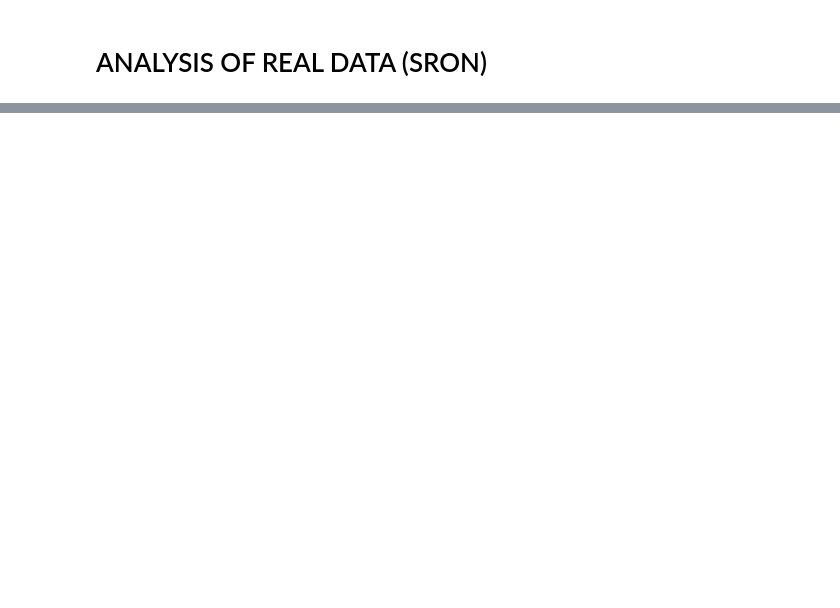
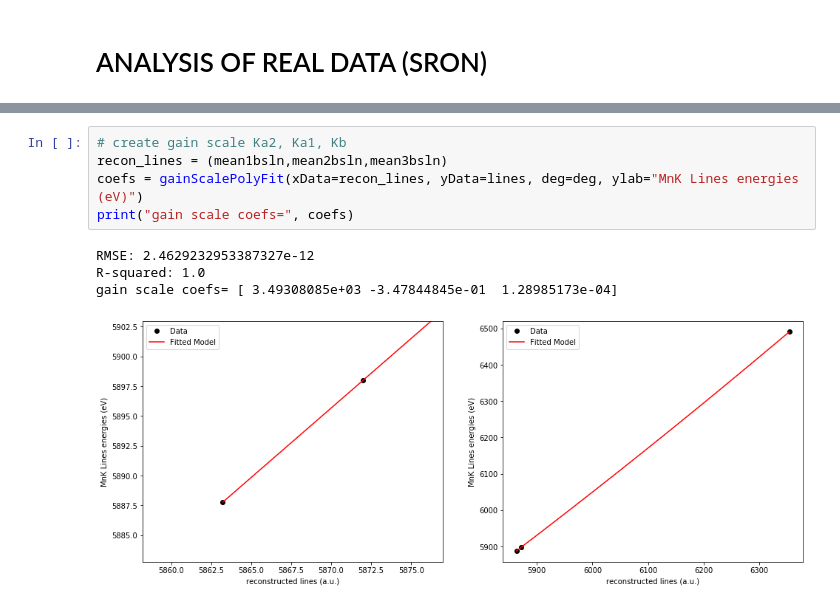
Before and after one commit to mtceballos/SIRENAcode, a Jupyter notebook: realData/h5Files/analysis.ipynb, the cells around one changed output, grey strips where cells are left out. Drawn from its saved outputs; the diff is of its cells as text; blank space fills up the shorter version.

```diff
--- a/realData/h5Files/analysis.ipynb
+++ b/realData/h5Files/analysis.ipynb
@@ -824,0 +910,10 @@ auxpy.fitVoigt2hist(data1=enerKasAbs_HR, data2=enerKbAbs_HR, lines1=MnKas, lines
+# %%
+# create gain scale Ka2, Ka1, Kb
+recon_lines = (mean1bsln,mean2bsln,mean3bsln)
+coefs = gainScalePolyFit(xData=recon_lines, yData=lines, deg=deg, ylab="MnK Lines energies (eV)")
+print("gain scale coefs=", coefs)
+# %% [output]
+RMSE: 2.4629232953387327e-12
+R-squared: 1.0
+gain scale coefs= [ 3.49308085e+03 -3.47844845e-01  1.28985173e-04]
+[figure, added]
```
Also changed, not shown: parts of 161 cells of this notebook, 31 other files.
